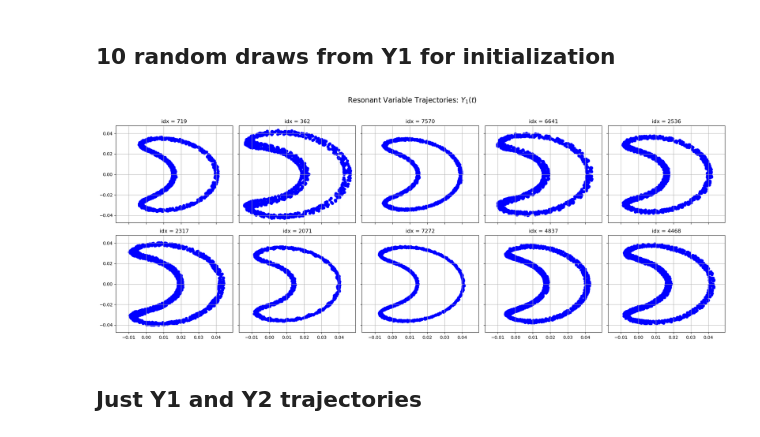
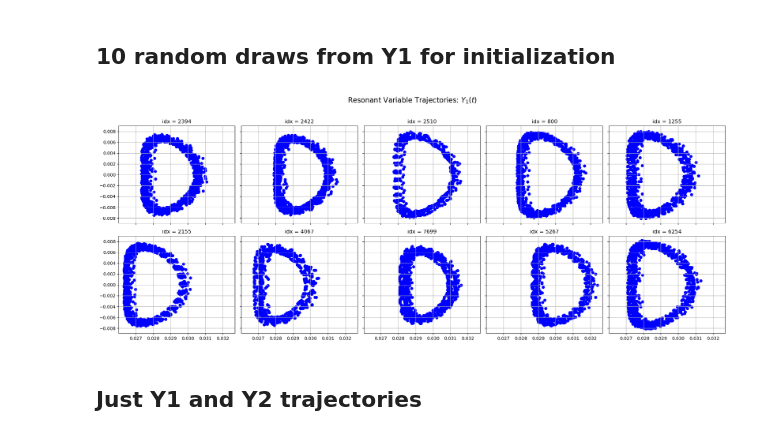
Before and after one commit to pentrican10/k2-19-project, a Jupyter notebook: resonant_figure.ipynb, the cells around one changed output. Cells and saved outputs as stored; diff of their text form; code cells hidden in the pictures.

Commit message:
resonance figure

```diff
--- a/resonant_figure.ipynb
+++ b/resonant_figure.ipynb
@@ -22,11 +46,17 @@ def mean_anomaly(t, omega, e, Tc, P):
     Returns mean anomaly M in radians [0, 2pi).
     """
     # Compute E0 from e and omega
-    E0 = 2 * np.arctan( np.sqrt((1 - e) / (1 + e)) * np.tan(np.pi/2 - omega/2) )
+    E0 = 2 * np.arctan( np.sqrt((1 - e) / (1 + e)) * np.tan(np.pi/4 - omega/2) )
     E0 = E0 % (2 * np.pi)
 
     # Compute time of periastron passage tau
     tau = Tc - (P / (2 * np.pi)) * (E0 - e * np.sin(E0))
+    # print(tau[0], omega[0], e[0], Tc[0], P[0] )
+    print(f'tau: {tau[0]}')
+    print(f'omega: {omega[0]}')
+    print(f'e: {e[0]}')
+    print(f'Tc: {Tc[0]}')
+    print(f'P: {P[0]}')
 
     # Compute mean anomaly at time t
     M = (2 * np.pi / P) * (t - tau)
@@ -151,15 +233,15 @@ def hamiltonian(K2, I1, I2, Delta_G, eps, R1, R2, theta1):
 # Defining Y1 and Y2
 # %%
 def Y1_(e_tilda_1, e_tilda_2, pomega_1, pomega_2, gamma, theta_res):
-    numerator = e_tilda_1*np.exp(1j * pomega_1) - 1.22*e_tilda_2*np.exp(1j * pomega_2)
+    numerator = (e_tilda_1*np.exp(1j * pomega_1)) - (1.22*e_tilda_2*np.exp(1j * pomega_2))
     denominator = np.sqrt(1 + 1.31*gamma)
-    Y1 = numerator/denominator * np.exp(-1j * theta_res)
+    Y1 = (numerator/denominator) * np.exp(-1j * theta_res)
     return Y1
 # %%
 def Y2_(e_tilda_1, e_tilda_2, pomega_1, pomega_2, gamma, theta_res):
-    numerator = 1.07*gamma*e_tilda_1*np.exp(1j * pomega_1) + e_tilda_2*np.exp(1j * pomega_2)
+    numerator = (1.07*gamma*e_tilda_1*np.exp(1j * pomega_1)) + (e_tilda_2*np.exp(1j * pomega_2))
     denominator = np.sqrt(1 + 1.31*gamma)
-    Y2 = numerator/denominator * np.exp(-1j * theta_res)
+    Y2 = (numerator/denominator) * np.exp(-1j * theta_res)
     return Y2
 # %% [markdown]
 ## make the posterior distribution plot for Y1
@@ -1174,35 +1265,35 @@ for i, idx in enumerate(index):
     Im_Y2_vals = np.zeros(len(times))
     I1_vals = np.zeros(len(times))
     I2_vals = np.zeros(len(times))
     theta1_vals = np.zeros(len(times))
 
     for i, t in enumerate(times):
         sim.integrate(t)
-        H_t, Y1_t, Y2_t, I1_t, I2_t, theta1_t = compute_resonant_vars(sim)
+        H_t, Y1_t, Y2_t, I1_t, I2_t, theta1_t, eb_1, ec_t = compute_resonant_vars(sim)
         # print(Y1)
         H_vals[i] = H_t
         Re_Y1_vals[i] = np.real(Y1_t)
         Im_Y1_vals[i] = np.imag(Y1_t)
         Re_Y2_vals[i] = np.real(Y2_t)
         Im_Y2_vals[i] = np.imag(Y2_t)
         I1_vals[i] = I1_t
         I2_vals[i] = I2_t
         theta1_vals[i] = theta1_t
 
     ax.scatter(Re_Y1_vals, Im_Y1_vals, lw=1, color='blue')
     ax.set_title(f'idx = {idx}')
     ax.grid(True)
 
 # Clean up unused subplots if n_draws < nrows*ncols
 for i in range(n_draws, nrows * ncols):
     row, col = divmod(i, ncols)
     fig.delaxes(axes[row, col] if nrows > 1 else axes[col])
 
 fig.suptitle(r'Resonant Variable Trajectories: $Y_1(t)$', fontsize=16)
 fig.tight_layout(rect=[0, 0, 1, 0.96])
 plt.show()
 # %% [output]
-[figure, old version]
+[figure, new version]
 # %% [markdown]
 ## Just Y1 and Y2 trajectories
 # %%
```
Also changed, not shown: parts of 32 cells of this notebook, 1 other file.
